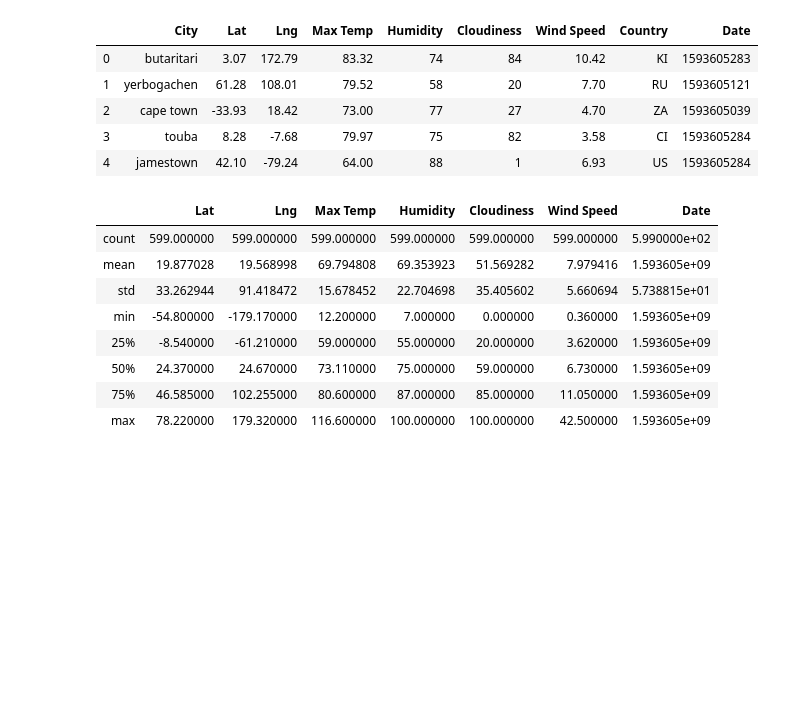
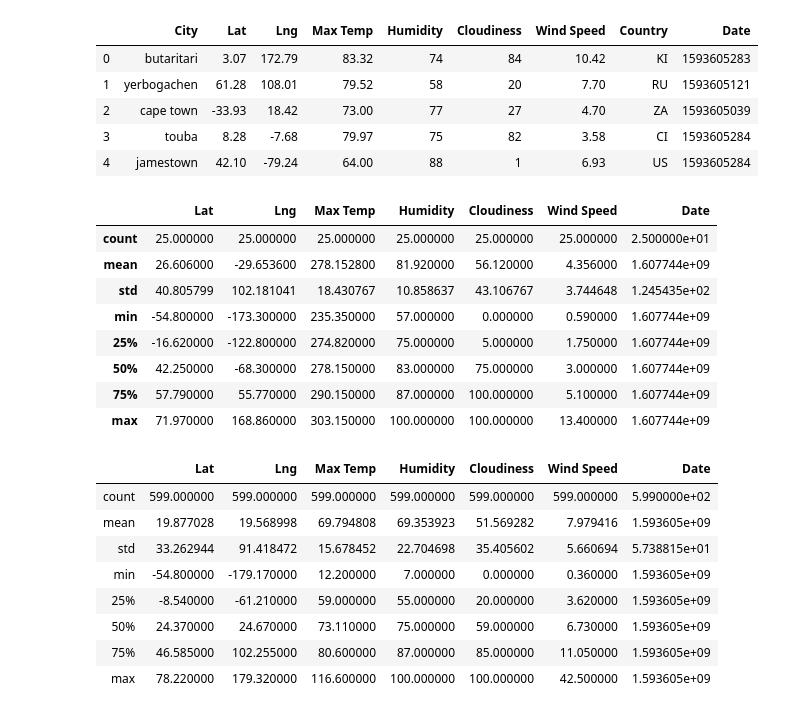
Before and after one commit to thallegacy/python-api-challenge, a Jupyter notebook: WeatherVacationPy/WeatherPy.ipynb, the cells around one changed output. Drawn from its saved outputs; the diff is of its cells as text; code cells hidden in the pictures; blank space fills up the shorter version.

Commit message:
Add describe for general stats

```diff
--- a/WeatherVacationPy/WeatherPy.ipynb
+++ b/WeatherVacationPy/WeatherPy.ipynb
@@ -205,6 +218,19 @@ current_weather_df.to_csv("output_data/current_weather_data.csv")
 | 2 | cape town | -33.93 | 18.42 | 73.00 | 77 | 27 | 4.70 | ZA | 1593605039 |
 | 3 | touba | 8.28 | -7.68 | 79.97 | 75 | 82 | 3.58 | CI | 1593605284 |
 | 4 | jamestown | 42.10 | -79.24 | 64.00 | 88 | 1 | 6.93 | US | 1593605284 |
+# %%
+#Use describe for Generate descriptive statistics
+current_weather_df.describe()
+# %% [output]
+|  | Lat | Lng | Max Temp | Humidity | Cloudiness | Wind Speed | Date |
+| count | 25.000000 | 25.000000 | 25.000000 | 25.000000 | 25.000000 | 25.000000 | 2.500000e+01 |
+| mean | 26.606000 | -29.653600 | 278.152800 | 81.920000 | 56.120000 | 4.356000 | 1.607744e+09 |
+| std | 40.805799 | 102.181041 | 18.430767 | 10.858637 | 43.106767 | 3.744648 | 1.245435e+02 |
+| min | -54.800000 | -173.300000 | 235.350000 | 57.000000 | 0.000000 | 0.590000 | 1.607744e+09 |
+| 25% | -16.620000 | -122.800000 | 274.820000 | 75.000000 | 5.000000 | 1.750000 | 1.607744e+09 |
+| 50% | 42.250000 | -68.300000 | 278.150000 | 83.000000 | 75.000000 | 3.000000 | 1.607744e+09 |
+| 75% | 57.790000 | 55.770000 | 290.150000 | 87.000000 | 100.000000 | 5.100000 | 1.607744e+09 |
+| max | 71.970000 | 168.860000 | 303.150000 | 100.000000 | 100.000000 | 13.400000 | 1.607744e+09 |
 # %%
 # %% [output]
 |  | Lat | Lng | Max Temp | Humidity | Cloudiness | Wind Speed | Date |
```
Also changed, not shown: parts of 2 cells of this notebook, 1 other file.
